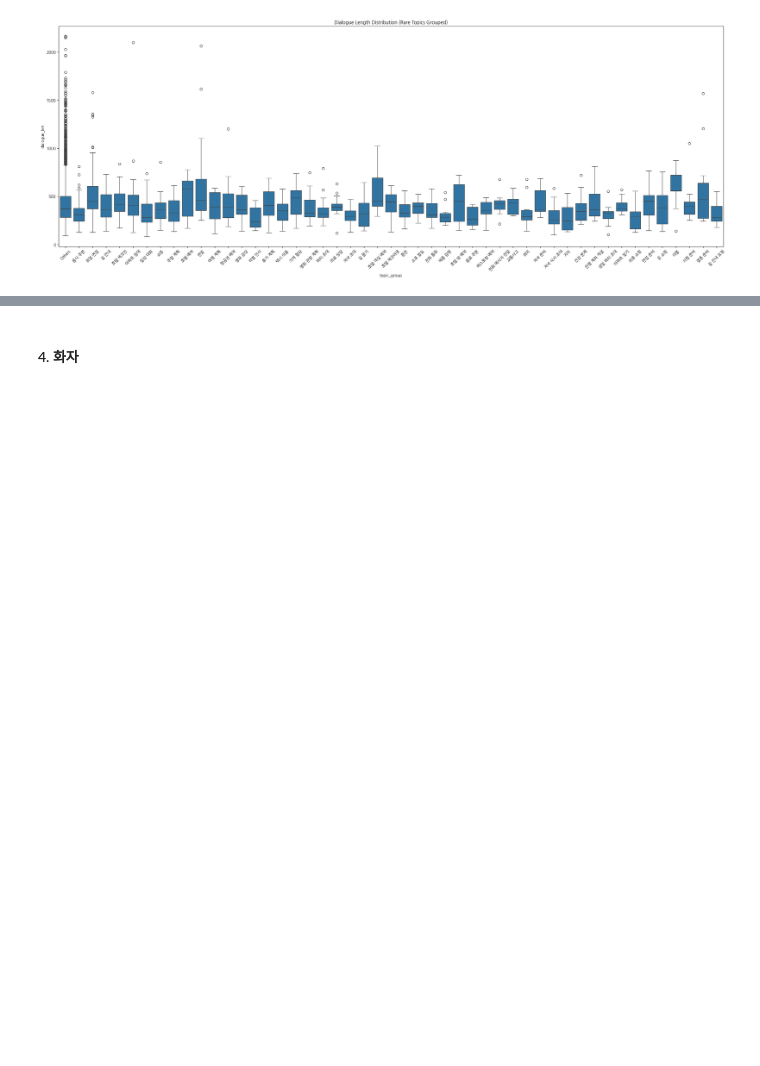
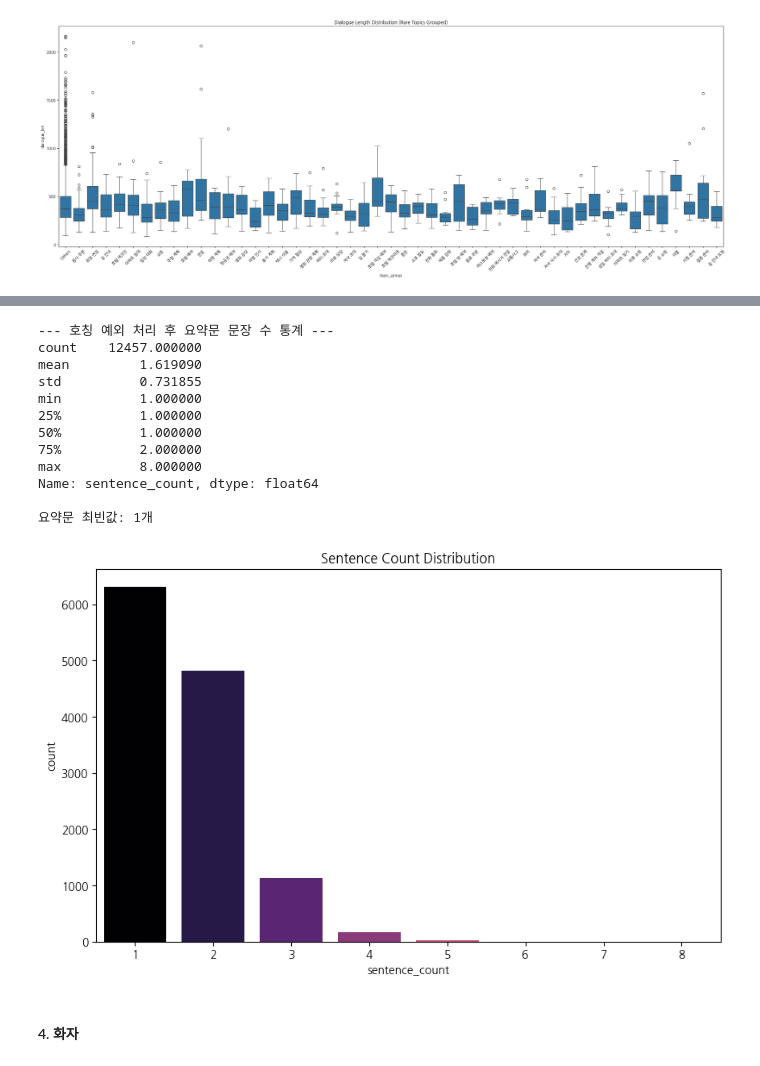
Before and after one commit to karmakaryx/nlp-dialogue-summarization, a Jupyter notebook: code/eda.ipynb, the cells around one changed output, grey strips where cells are left out. Saved outputs shown, nothing was run; the diff lists cells and outputs as text; code cells hidden in the pictures; blank space fills up the shorter version.

```diff
--- a/code/eda.ipynb
+++ b/code/eda.ipynb
@@ -248,3 +248,7 @@ def wordcloud_by_topic(df, topic_name):
 top_topics = train_df['topic'].value_counts().head(5).index
 for t in top_topics:
     wordcloud_by_topic(train_df, t)
+# %%
+# 요약문 길이 분포
+train_df['summary_len'] = train_df['summary'].apply(len)
+print(train_df['summary_len'].describe())
@@ -251,3 +265,51 @@ for t in top_topics:
+# %%
+# 요약문 문장 수
+def count_sentences(text):
+    if not isinstance(text, str):
+        return 0
+
+    # 뒤에 마침표가 붙어도 문장 끝이 아닌 단어들
+    titles = r'(Mr|Mrs|Ms|Dr|St|Gen|Col|Prof|Jr|Sr)\.'
+
+    # 호칭 뒤의 마침표를 특수 기호([DOT])로 임시 변환
+    temp_text = re.sub(titles, lambda m: m.group(1) + '[DOT]', text, flags=re.IGNORECASE)
+
+    # 실제 문장 구분자로 분리 (. ! ? 를 기준으로 하며 뒤에 공백이 오는 경우)
+    sentences = re.split(r'[.!?](\s+|$)', temp_text.strip())
+    actual_sentences = [s for s in sentences if s and len(s.strip()) > 1]
+
+    return len(actual_sentences)
+
+def analyze_summary(df):
+    df['sentence_count'] = df['summary'].apply(count_sentences)
+
+    print("--- 호칭 예외 처리 후 요약문 문장 수 통계 ---")
+    print(df['sentence_count'].describe())
+
+    # 최빈값 확인
+    mode_val = df['sentence_count'].mode()[0]
+    print(f'\n요약문 최빈값: {mode_val}개')
+
+    plt.figure(figsize=(10, 6))
+    sns.countplot(data=df, x='sentence_count', hue='sentence_count', palette='magma', legend=False)
+    plt.title('Sentence Count Distribution')
+    plt.show()
+
+analyze_summary(train_df)
+# %% [output]
+--- 호칭 예외 처리 후 요약문 문장 수 통계 ---
+count    12457.000000
+mean         1.619090
+std          0.731855
+min          1.000000
+25%          1.000000
+50%          1.000000
+75%          2.000000
+max          8.000000
+Name: sentence_count, dtype: float64
+
+요약문 최빈값: 1개
+[figure, added]
 # %% [markdown]
 #### 4. 화자
 # %%
```
Also changed, not shown: parts of 4 cells of this notebook.
